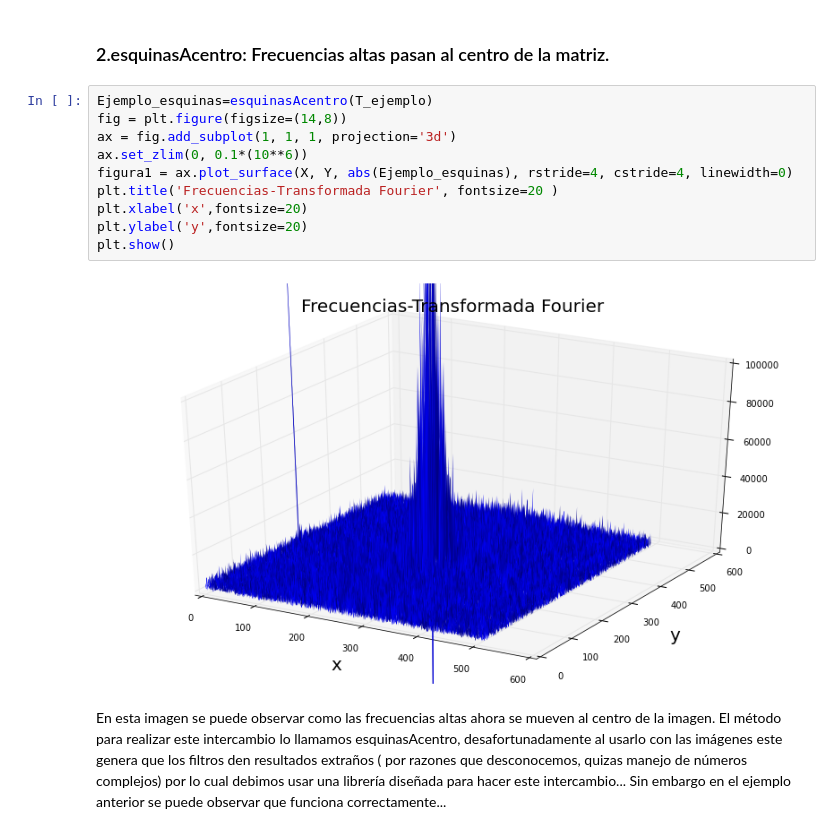
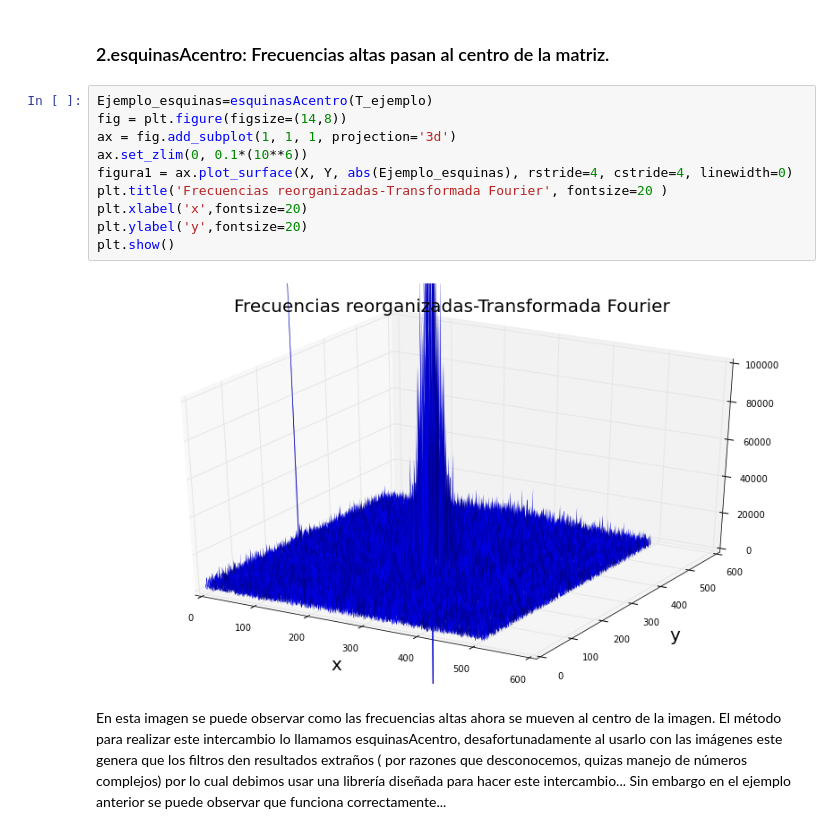
Before and after one commit to LinaPerez/PerezAngel_GarzonAlvarado_hw5, a Jupyter notebook: Filtro_imagenes.ipynb, the cells around one changed output. Drawn from its saved outputs; the diff is of its cells as text.

```diff
--- a/Filtro_imagenes.ipynb
+++ b/Filtro_imagenes.ipynb
@@ -168,15 +168,15 @@ Como se puede observar las frecuencias altas están acumuladas en las esquinas,
 # %%
 Ejemplo_esquinas=esquinasAcentro(T_ejemplo)
 fig = plt.figure(figsize=(14,8))
 ax = fig.add_subplot(1, 1, 1, projection='3d')
 ax.set_zlim(0, 0.1*(10**6))
 figura1 = ax.plot_surface(X, Y, abs(Ejemplo_esquinas), rstride=4, cstride=4, linewidth=0)
-plt.title('Frecuencias-Transformada Fourier', fontsize=20 )
+plt.title('Frecuencias reorganizadas-Transformada Fourier', fontsize=20 )
 plt.xlabel('x',fontsize=20)
 plt.ylabel('y',fontsize=20)
 plt.show()
 # %% [output]
-[figure, old version]
+[figure, new version]
 # %% [markdown]
 En esta imagen se puede observar como las frecuencias altas ahora se mueven al centro de la imagen. El método para realizar este intercambio lo llamamos esquinasAcentro, desafortunadamente al usarlo con las imágenes este genera que los filtros den resultados extraños ( por razones que desconocemos, quizas manejo de números complejos) por lo cual debimos usar una librería diseñada para hacer este intercambio... Sin embargo en el ejemplo anterior se puede observar que funciona correctamente...
 # %% [markdown]
```
Also changed, not shown: parts of 8 cells of this notebook.
